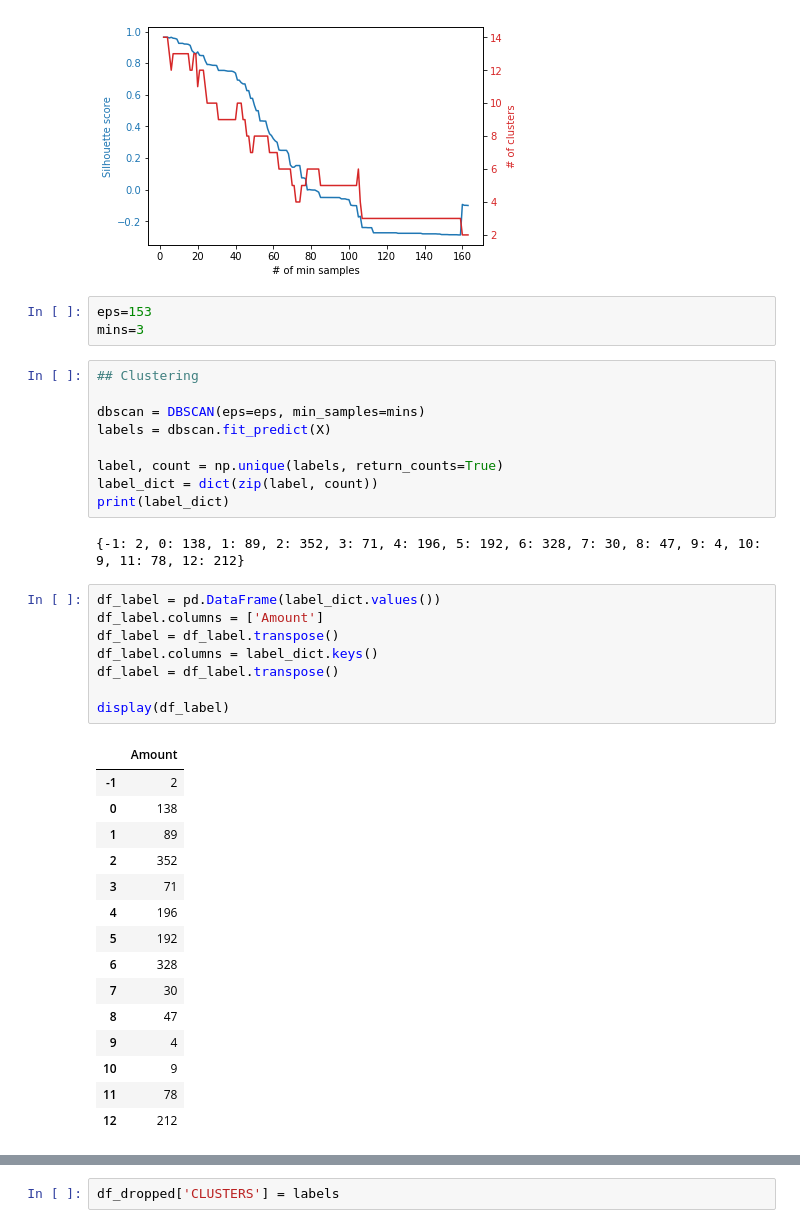
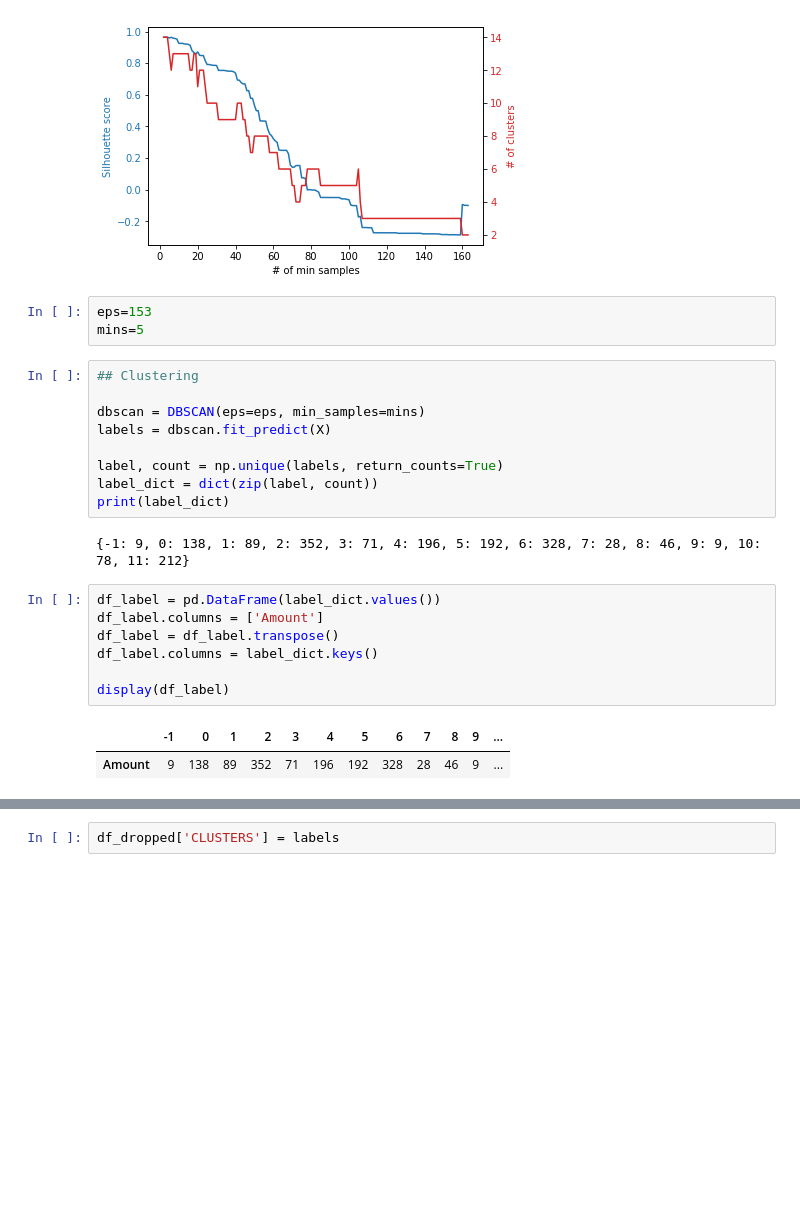
Before and after one commit to yenchulin/DM_HW3, a Jupyter notebook: DBSCAN.ipynb, the cells around one changed output, grey strips where cells are left out. Cells and saved outputs as stored; diff of their text form; blank space fills up the shorter version.

```diff
--- a/DBSCAN.ipynb
+++ b/DBSCAN.ipynb
@@ -187,7 +187,7 @@ plt.show()
 [figure]
 # %%
 eps=153
-mins=3
+mins=5
 # %%
 ## Clustering
 
@@ -198,31 +198,17 @@ label, count = np.unique(labels, return_counts=True)
 label_dict = dict(zip(label, count))
 print(label_dict)
 # %% [output]
-{-1: 2, 0: 138, 1: 89, 2: 352, 3: 71, 4: 196, 5: 192, 6: 328, 7: 30, 8: 47, 9: 4, 10: 9, 11: 78, 12: 212}
+{-1: 9, 0: 138, 1: 89, 2: 352, 3: 71, 4: 196, 5: 192, 6: 328, 7: 28, 8: 46, 9: 9, 10: 78, 11: 212}
 # %%
 df_label = pd.DataFrame(label_dict.values())
 df_label.columns = ['Amount']
 df_label = df_label.transpose()
 df_label.columns = label_dict.keys()
-df_label = df_label.transpose()
 
 display(df_label)
 # %% [output]
-|  | Amount |
-| -1 | 2 |
-| 0 | 138 |
-| 1 | 89 |
-| 2 | 352 |
-| 3 | 71 |
-| 4 | 196 |
-| 5 | 192 |
-| 6 | 328 |
-| 7 | 30 |
-| 8 | 47 |
-| 9 | 4 |
-| 10 | 9 |
-| 11 | 78 |
-| 12 | 212 |
+|  | -1 | 0 | 1 | 2 | 3 | 4 | 5 | 6 | 7 | 8 | 9 | ... |
+| Amount | 9 | 138 | 89 | 352 | 71 | 196 | 192 | 328 | 28 | 46 | 9 | ... |
 # %%
 ## Evaluate
 
```
Also changed, not shown: parts of 2 cells of this notebook.
